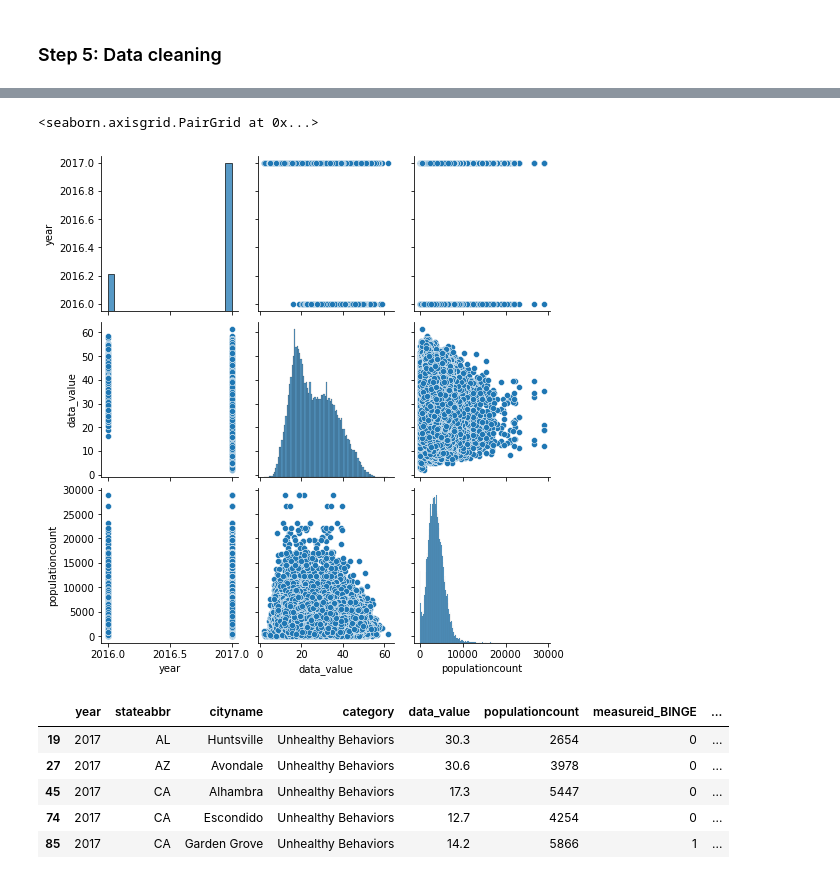
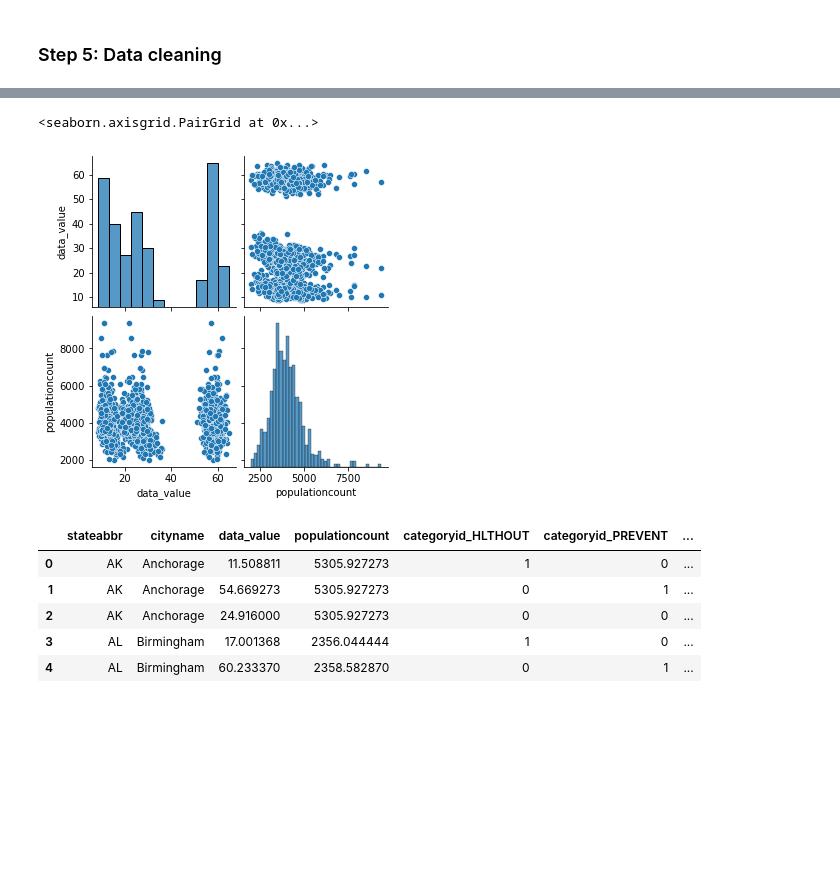
Before and after one commit to Sukanya012/predict-health-index, a Jupyter notebook: notebooks/sukanya/Project_Sukanya.ipynb, the cells around one changed output, grey strips where cells are left out. Drawn from its saved outputs; the diff is of its cells as text; code cells hidden in the pictures; blank space fills up the shorter version.

```diff
--- a/notebooks/sukanya/Project_Sukanya.ipynb
+++ b/notebooks/sukanya/Project_Sukanya.ipynb
@@ -111,9 +111,3 @@ chronicdata_df.drop(chronicdata_df.index[chronicdata_df['stateabbr'] == 'US'], i
 # %%
 #Select only Census track data
 chronicdata_df.drop(chronicdata_df.index[chronicdata_df['geographiclevel'] != 'Census Tract'], inplace = True)
-# %%
-#Select only CrdPrv data
-chronicdata_df.drop(chronicdata_df.index[chronicdata_df['datavaluetypeid'] != 'CrdPrv'], inplace = True)
-# %%
-#Select only Unhealthy Behaviors data
-chronicdata_df.drop(chronicdata_df.index[chronicdata_df['category'] != 'Unhealthy Behaviors'], inplace = True)
@@ -140,3 +114,7 @@ memory usage: 29.9+ MB
 # %%
 #drop nulls
 chronicdata_df = chronicdata_df[chronicdata_df.data_value.notnull()]
+# %%
+#Select only year, state, city, categoryid, datavalue, populationcount
+chronicdata = chronicdata_df[['year','stateabbr','cityname','categoryid','data_value','populationcount']]
+chronicdata.head()
@@ -142,0 +128,4 @@ chronicdata_df = chronicdata_df[chronicdata_df.data_value.notnull()]
+# %%
+#Group by state, city and category to find average datavalue and populationcount
+chronicdata_new_df=chronicdata.groupby(['stateabbr','cityname','categoryid'])[['data_value','populationcount']].mean().reset_index()
+chronicdata_new_df
@@ -173,17 +161,17 @@ chronicdata.head()
 # %%
-sns.pairplot(chronicdata)
+sns.pairplot(chronicdata_new_df)
 # %% [output]
 <seaborn.axisgrid.PairGrid at 0x...>
-[figure, old version]
+[figure, new version]
 # %%
-chronicdata = pd.get_dummies(chronicdata,
-                     columns = ['measureid'])
-chronicdata.head()
+chronicdata_new_df = pd.get_dummies(chronicdata_new_df,
+                     columns = ['categoryid'])
+chronicdata_new_df.head()
 # %% [output]
-|  | year | stateabbr | cityname | category | data_value | populationcount | measureid_BINGE | ... |
-| 19 | 2017 | AL | Huntsville | Unhealthy Behaviors | 30.3 | 2654 | 0 | ... |
-| 27 | 2017 | AZ | Avondale | Unhealthy Behaviors | 30.6 | 3978 | 0 | ... |
-| 45 | 2017 | CA | Alhambra | Unhealthy Behaviors | 17.3 | 5447 | 0 | ... |
-| 74 | 2017 | CA | Escondido | Unhealthy Behaviors | 12.7 | 4254 | 0 | ... |
-| 85 | 2017 | CA | Garden Grove | Unhealthy Behaviors | 14.2 | 5866 | 1 | ... |
+|  | stateabbr | cityname | data_value | populationcount | categoryid_HLTHOUT | categoryid_PREVENT | ... |
+| 0 | AK | Anchorage | 11.508811 | 5305.927273 | 1 | 0 | ... |
+| 1 | AK | Anchorage | 54.669273 | 5305.927273 | 0 | 1 | ... |
+| 2 | AK | Anchorage | 24.916000 | 5305.927273 | 0 | 0 | ... |
+| 3 | AL | Birmingham | 17.001368 | 2356.044444 | 1 | 0 | ... |
+| 4 | AL | Birmingham | 60.233370 | 2358.582870 | 0 | 1 | ... |
 # %%
```
Also changed, not shown: parts of 6 cells of this notebook.
